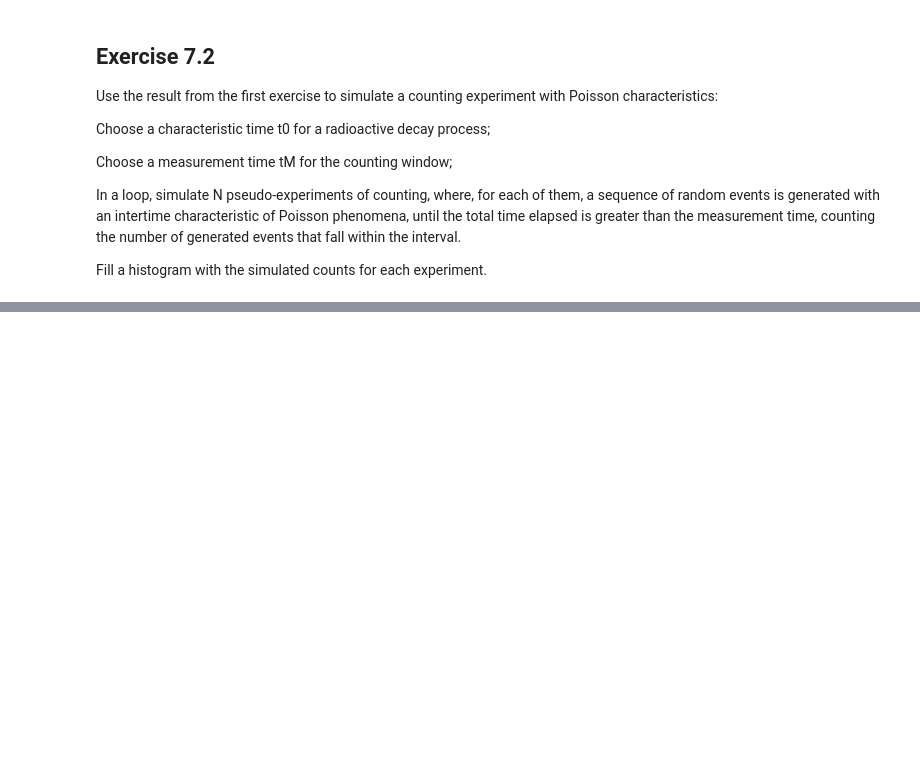
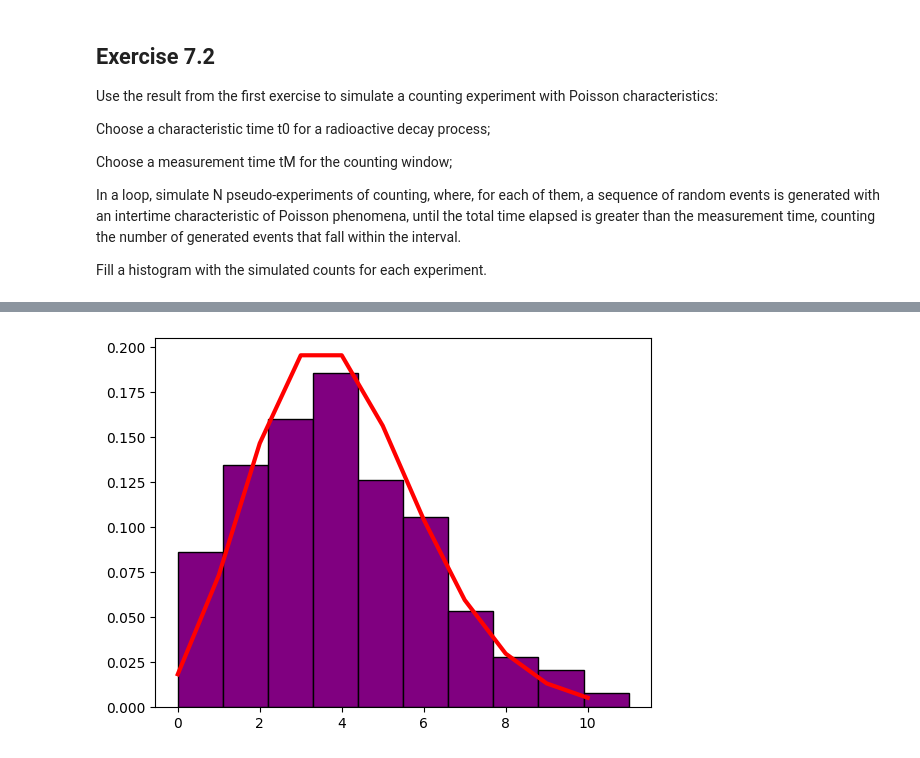
Before and after one commit to CarminatiGiovanni/LaboratorioCalcoloEStatistica, a Jupyter notebook: exercises_7_131123.ipynb, the cells around one changed output, grey strips where cells are left out. Drawn from its saved outputs; the diff is of its cells as text; code cells hidden in the pictures; blank space fills up the shorter version.

```diff
--- a/exercises_7_131123.ipynb
+++ b/exercises_7_131123.ipynb
@@ -76,0 +84,25 @@ plt.show()
+# %%
+## POISSON DISTRIBUTION FUNCTION GENERATOR
+
+def experiment_mu(mu):
+    N = -1
+    while mu > 0:
+        N += 1
+        mu -= rng.random_exponential_interval(1)
+    return N
+
+def random_poisson(mu,N):
+    return np.array([experiment_mu(mu) for _ in range(N)])
+
+## testing
+mu = 4
+H = random_poisson(mu,1000)
+X = np.arange(min(H),max(H))
+Y = poisson.pmf(X,mu)
+
+plt.hist(H,edgecolor='black',color='purple',density=True)
+plt.plot(X,Y,color='red',linewidth=3)
+plt.plot()
+plt.show()
+# %% [output]
+[figure, added]
```
Also changed, not shown: parts of 3 cells of this notebook, 1 other file.
